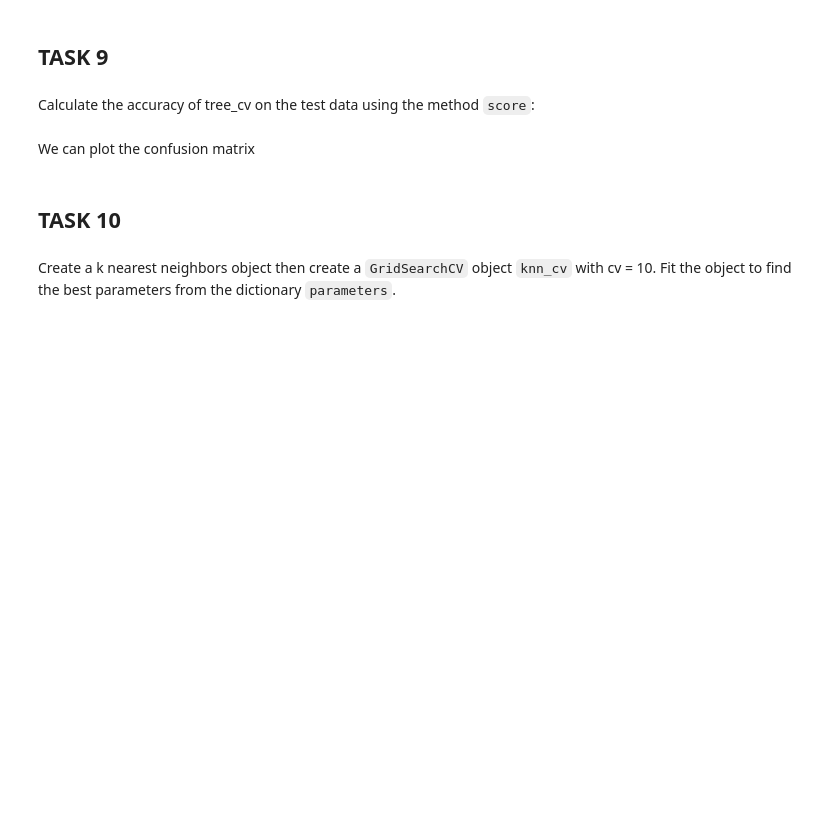
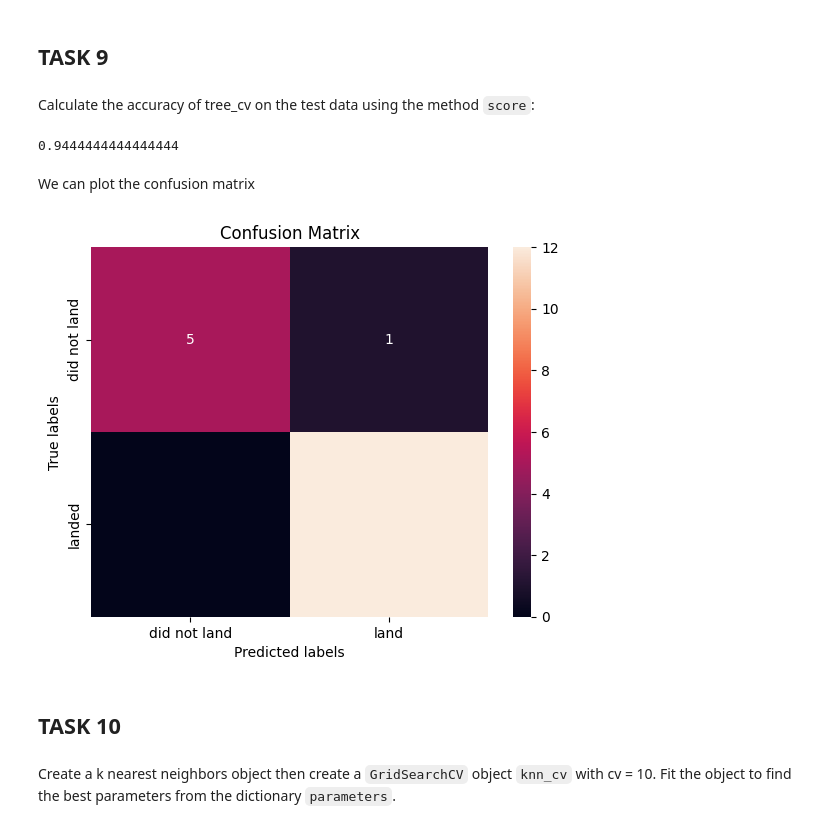
Before and after one commit to Hasansarwer/Applied-Data-Science-Capstone, a Jupyter notebook: SpaceX_Machine_Learning_Prediction_Part_5.jupyterlite.ipynb, the cells around one changed output. Drawn from its saved outputs; the diff is of its cells as text; code cells hidden in the pictures; blank space fills up the shorter version.

```diff
--- a/SpaceX_Machine_Learning_Prediction_Part_5.jupyterlite.ipynb
+++ b/SpaceX_Machine_Learning_Prediction_Part_5.jupyterlite.ipynb
@@ -232,3 +265,8 @@ parameters = {'criterion': ['gini', 'entropy'],
      'min_samples_split': [2, 5, 10]}
 
 tree = DecisionTreeClassifier()
+# %%
+tree_cv = GridSearchCV(tree, parameters, cv=10)
+tree_cv.fit(X_train, y_train)
+yhat=tree_cv.predict(X_test)
+accuracy_score(y_test, yhat)
@@ -239,11 +299,17 @@ print("accuracy :",tree_cv.best_score_)
 ## TASK  9
 # %% [markdown]
 Calculate the accuracy of tree_cv on the test data using the method <code>score</code>:
+# %%
+accuracy_score(y_test, yhat)
+# %% [output]
+0.9444444444444444
 # %% [markdown]
 We can plot the confusion matrix
 # %%
 yhat = tree_cv.predict(X_test)
-plot_confusion_matrix(Y_test,yhat)
+plot_confusion_matrix(y_test,yhat)
+# %% [output]
+[figure, added]
 # %% [markdown]
 ## TASK  10
 # %% [markdown]
```
Also changed, not shown: parts of 15 cells of this notebook.
